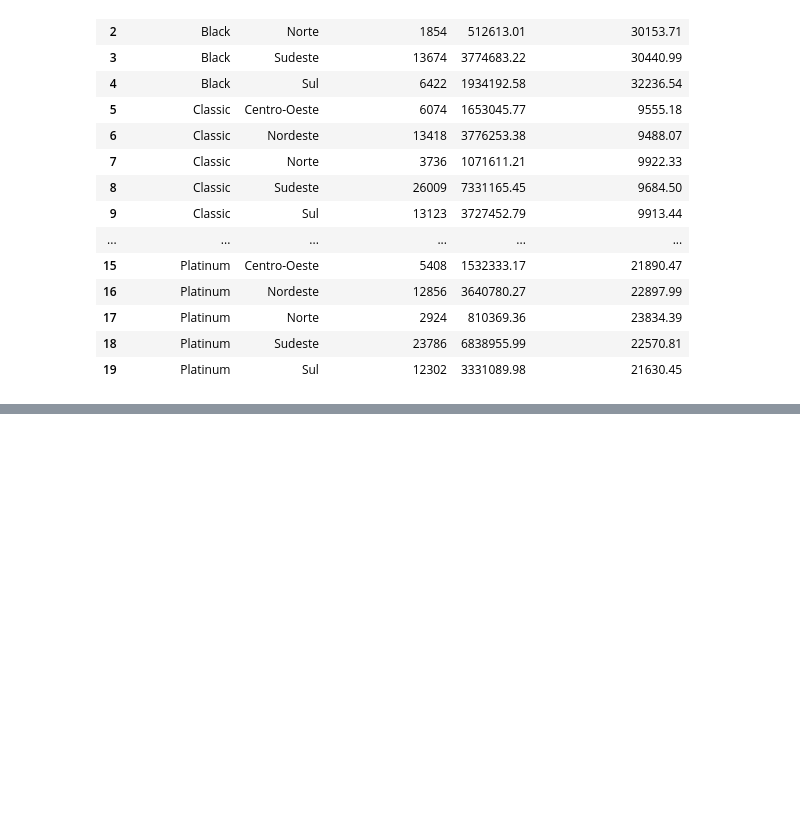
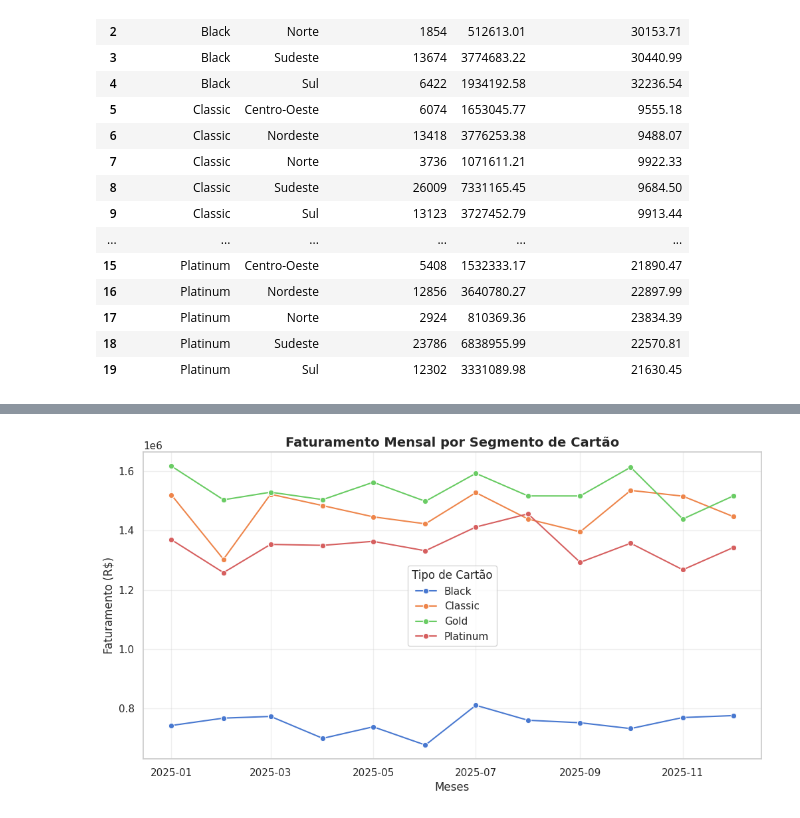
Before and after one commit to pedrojrcruz30-code/PROJETO_FINAL_CONTINUADA, a Jupyter notebook: projeto_final_continuada.ipynb, the cells around one changed output, grey strips where cells are left out. Saved outputs shown, nothing was run; the diff lists cells and outputs as text; code cells hidden in the pictures; blank space fills up the shorter version.

```diff
--- a/projeto_final_continuada.ipynb
+++ b/projeto_final_continuada.ipynb
@@ -943,0 +1039,19 @@ display(analise_final)
+# %%
+# Agrupando por Mês E por Segmento de Cartão
+df_segmento_tempo = df_completo.groupby([df_completo['data_transacao'].dt.to_period('M'), 'segmento_cartao'])['valor_transacao'].sum().reset_index()
+df_segmento_tempo['data_transacao'] = df_segmento_tempo['data_transacao'].dt.to_timestamp()
+
+plt.figure(figsize=(12, 6))
+
+# O argumento 'hue' cria uma linha para cada tipo de cartão
+sns.lineplot(data=df_segmento_tempo, x='data_transacao', y='valor_transacao', hue='segmento_cartao', marker='o')
+
+plt.title('Faturamento Mensal por Segmento de Cartão', fontsize=14, fontweight='bold')
+plt.xlabel('Meses', fontsize=12)
+plt.ylabel('Faturamento (R$)', fontsize=12)
+plt.legend(title='Tipo de Cartão')
+plt.grid(True, alpha=0.3)
+
+plt.show()
+# %% [output]
+[figure, added]
```
Also changed, not shown: parts of 14 cells of this notebook.
